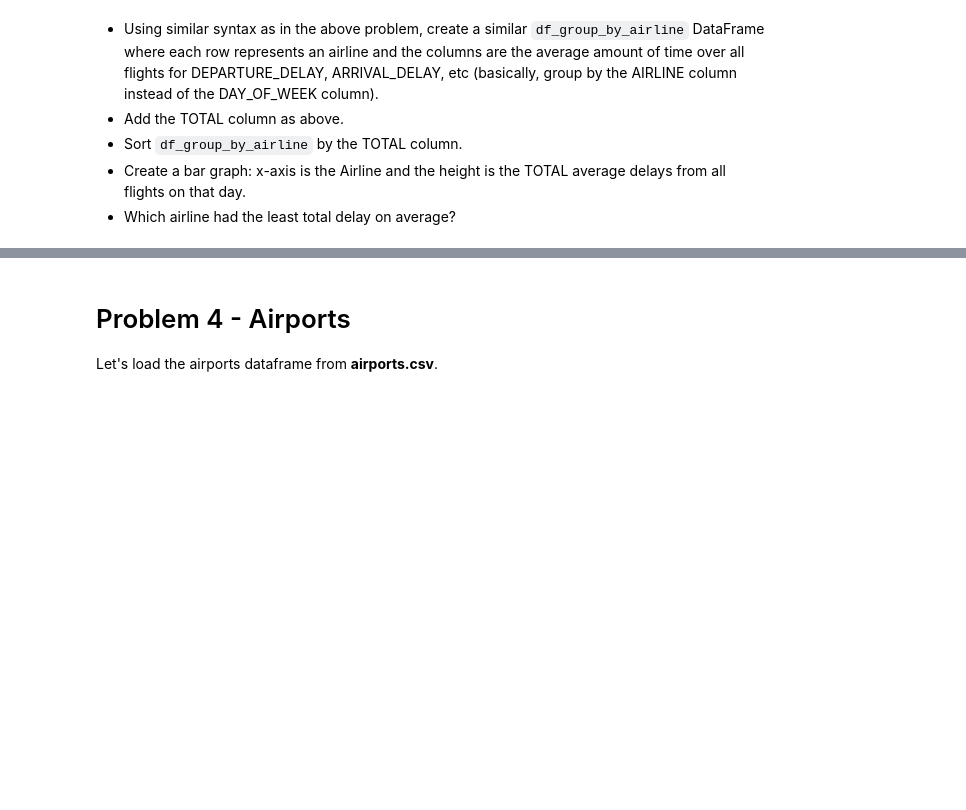
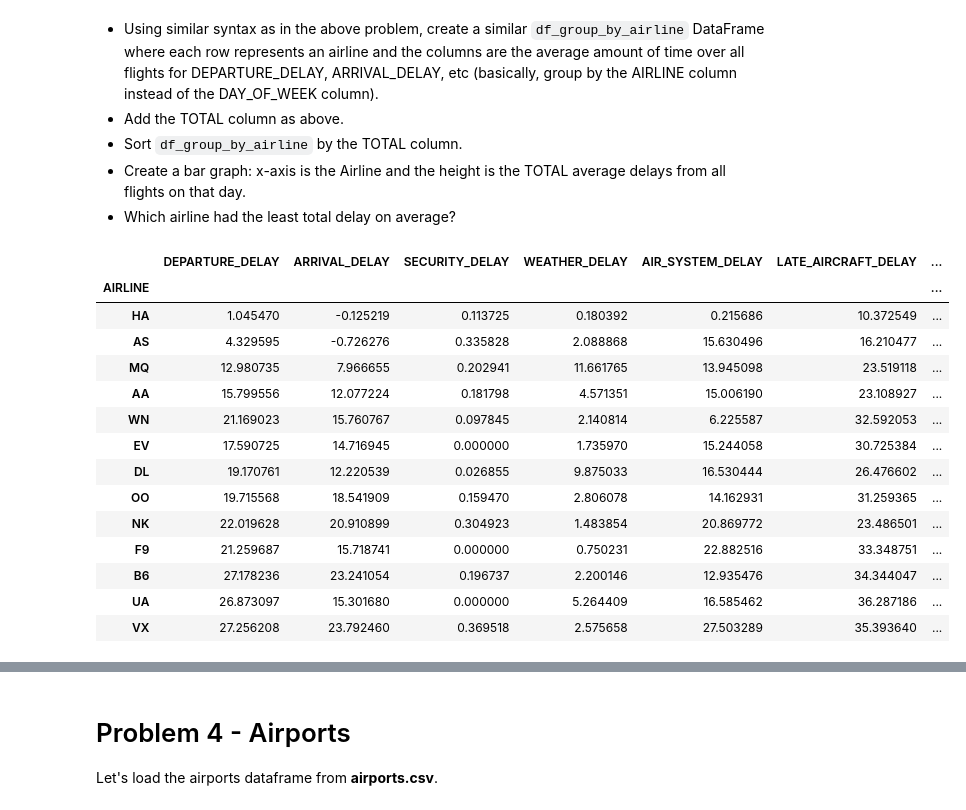
Before and after one commit to cv-solano-cs-ds/scc-engr-7, a Jupyter notebook: lab-12/lab12.ipynb, the cells around one changed output, grey strips where cells are left out. Cells and saved outputs as stored; diff of their text form; code cells hidden in the pictures; blank space fills up the shorter version.

```diff
--- a/lab-12/lab12.ipynb
+++ b/lab-12/lab12.ipynb
@@ -311,0 +619,32 @@ df_group_by_day_delays = df.groupby("DAY_OF_WEEK")[delay_columns].mean()
+# %%
+# Add column `TOTAL` that is the sum of all other columns
+
+df_group_by_airline_delays["TOTAL"] = (
+    df_group_by_airline_delays['DEPARTURE_DELAY']
+    + df_group_by_airline_delays['ARRIVAL_DELAY']
+    + df_group_by_airline_delays['SECURITY_DELAY']
+    + df_group_by_airline_delays['WEATHER_DELAY']
+    + df_group_by_airline_delays['AIR_SYSTEM_DELAY']
+    + df_group_by_airline_delays['LATE_AIRCRAFT_DELAY']
+)
+
+# Sort `df_group_by_airline_delays` by the TOTAL column
+df_group_by_airline_delays.sort_values("TOTAL", inplace=True)
+
+df_group_by_airline_delays
+# %% [output]
+|  | DEPARTURE_DELAY | ARRIVAL_DELAY | SECURITY_DELAY | WEATHER_DELAY | AIR_SYSTEM_DELAY | LATE_AIRCRAFT_DELAY | ... |
+| AIRLINE |  |  |  |  |  |  | ... |
+| HA | 1.045470 | -0.125219 | 0.113725 | 0.180392 | 0.215686 | 10.372549 | ... |
+| AS | 4.329595 | -0.726276 | 0.335828 | 2.088868 | 15.630496 | 16.210477 | ... |
+| MQ | 12.980735 | 7.966655 | 0.202941 | 11.661765 | 13.945098 | 23.519118 | ... |
+| AA | 15.799556 | 12.077224 | 0.181798 | 4.571351 | 15.006190 | 23.108927 | ... |
+| WN | 21.169023 | 15.760767 | 0.097845 | 2.140814 | 6.225587 | 32.592053 | ... |
+| EV | 17.590725 | 14.716945 | 0.000000 | 1.735970 | 15.244058 | 30.725384 | ... |
+| DL | 19.170761 | 12.220539 | 0.026855 | 9.875033 | 16.530444 | 26.476602 | ... |
+| OO | 19.715568 | 18.541909 | 0.159470 | 2.806078 | 14.162931 | 31.259365 | ... |
+| NK | 22.019628 | 20.910899 | 0.304923 | 1.483854 | 20.869772 | 23.486501 | ... |
+| F9 | 21.259687 | 15.718741 | 0.000000 | 0.750231 | 22.882516 | 33.348751 | ... |
+| B6 | 27.178236 | 23.241054 | 0.196737 | 2.200146 | 12.935476 | 34.344047 | ... |
+| UA | 26.873097 | 15.301680 | 0.000000 | 5.264409 | 16.585462 | 36.287186 | ... |
+| VX | 27.256208 | 23.792460 | 0.369518 | 2.575658 | 27.503289 | 35.393640 | ... |
```
Also changed, not shown: parts of 30 cells of this notebook.
